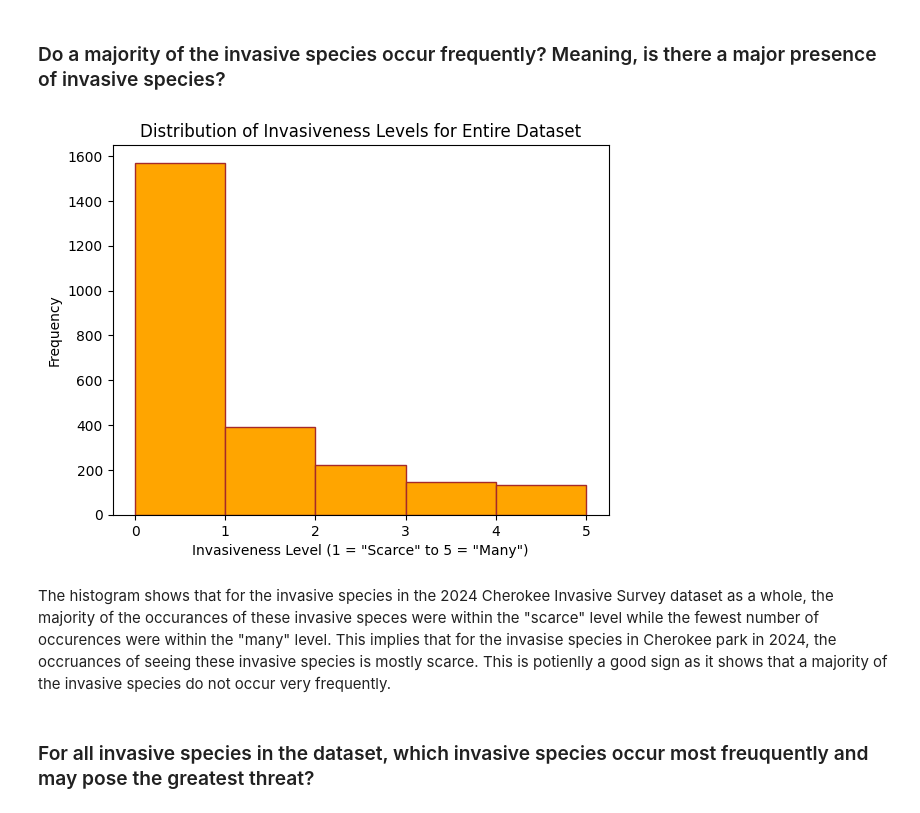
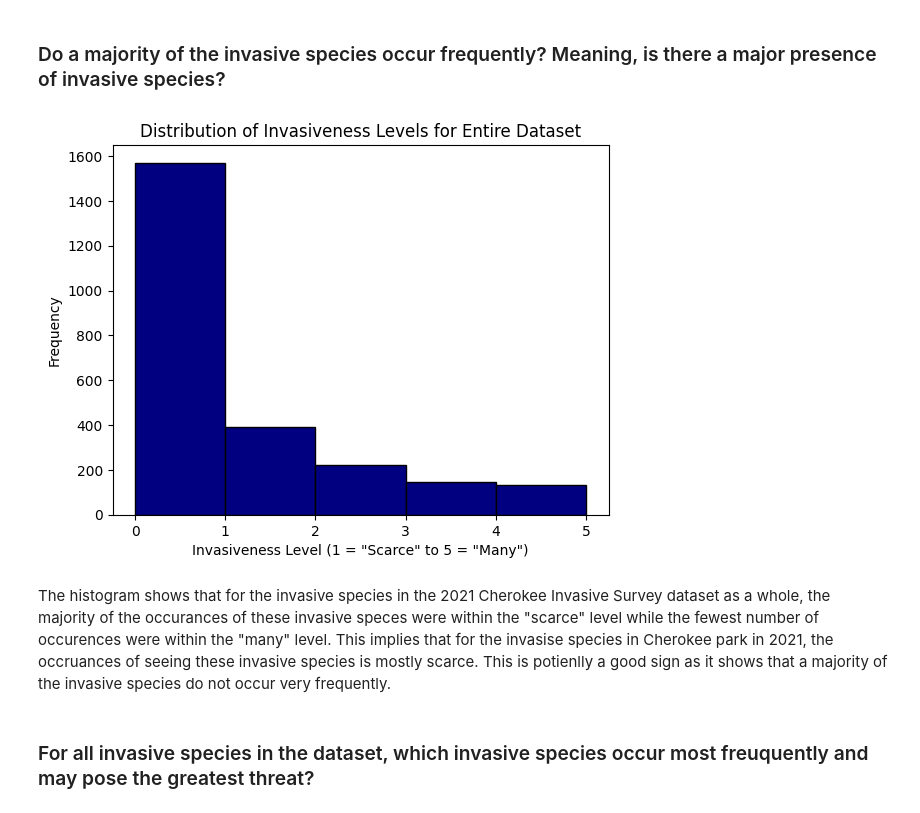
Before and after one commit to Graviton12/CS-430-Group-Project, a Jupyter notebook: 2021_Cherokee_Invasive_Survey_EDA_samia.ipynb, the cells around one changed output. Drawn from its saved outputs; the diff is of its cells as text; code cells hidden in the pictures.

```diff
--- a/2021_Cherokee_Invasive_Survey_EDA_samia.ipynb
+++ b/2021_Cherokee_Invasive_Survey_EDA_samia.ipynb
@@ -72,7 +68,7 @@ dataset.describe()
 8 rows × 23 columns
 # %%
 # renaming columns
-dataset = dataset.rename(columns={'Calculated using formula in densiometer':'average_canopy_cover', 'Calculated using formula in densiometer.1':'form_densiometer.1'})
+dataset = dataset.rename(columns={'Trimble\nStation':'Trimble_station', 'Calculated using formula in densiometer':'average_canopy_cover', 'Calculated using formula in densiometer.1':'form_densiometer.1'})
 # %%
 # checking if columns were renamed
 dataset
@@ -134,28 +130,28 @@ dtype: int64
 # %%
 # creating histogram for the distribution of invaseness levels
 
 # focusing on the tree species columns from the dataset
 invasiveness_values = dataset[['Lonicera japonica', 'Microstegium vimineum', 'Euonymus alatus', 'Ampelopsis brevipedunculata', 'Morus alba', 'Celastrus orbiculatus',
                                'Vinca minor', 'Euonymus fortunei', 'Akebia quinata', 'Fallopia japonica', 'Achyranthes', 'Hederea helix', 'L. maackii', 'Privet/ Ligustrum',
                                'Ailanthus',]].values.flatten()
 
 # plotting the histogram
-plt.hist(invasiveness_values, bins=5, color='orange', edgecolor='brown')
+plt.hist(invasiveness_values, bins=5, color='navy', edgecolor='black')
 
 # setting the title
 plt.title('Distribution of Invasiveness Levels for Entire Dataset')
 # setting the x label
 plt.xlabel('Invasiveness Level (1 = "Scarce" to 5 = "Many")')
 plt.xticks(np.arange(0,6))
 # setting the y label
 plt.ylabel('Frequency')
 
 # displaying plot
 plt.show()
 # %% [output]
-[figure, old version]
+[figure, new version]
 # %% [markdown]
-The histogram shows that for the invasive species in the 2024 Cherokee Invasive Survey dataset as a whole, the majority of the occurances of these invasive speces were within the "scarce" level while the fewest number of occurences were within the "many" level. This implies that for the invasise species in Cherokee park in 2024, the occruances of seeing these invasive species is mostly scarce. This is potienlly a good sign as it shows that a majority of the invasive species do not occur very frequently.
+The histogram shows that for the invasive species in the 2021 Cherokee Invasive Survey dataset as a whole, the majority of the occurances of these invasive speces were within the "scarce" level while the fewest number of occurences were within the "many" level. This implies that for the invasise species in Cherokee park in 2021, the occruances of seeing these invasive species is mostly scarce. This is potienlly a good sign as it shows that a majority of the invasive species do not occur very frequently.
 # %% [markdown]
 ### For all invasive species in the dataset, which invasive species occur most freuquently and may pose the greatest threat?
 # %%
```
Also changed, not shown: parts of 9 cells of this notebook.
